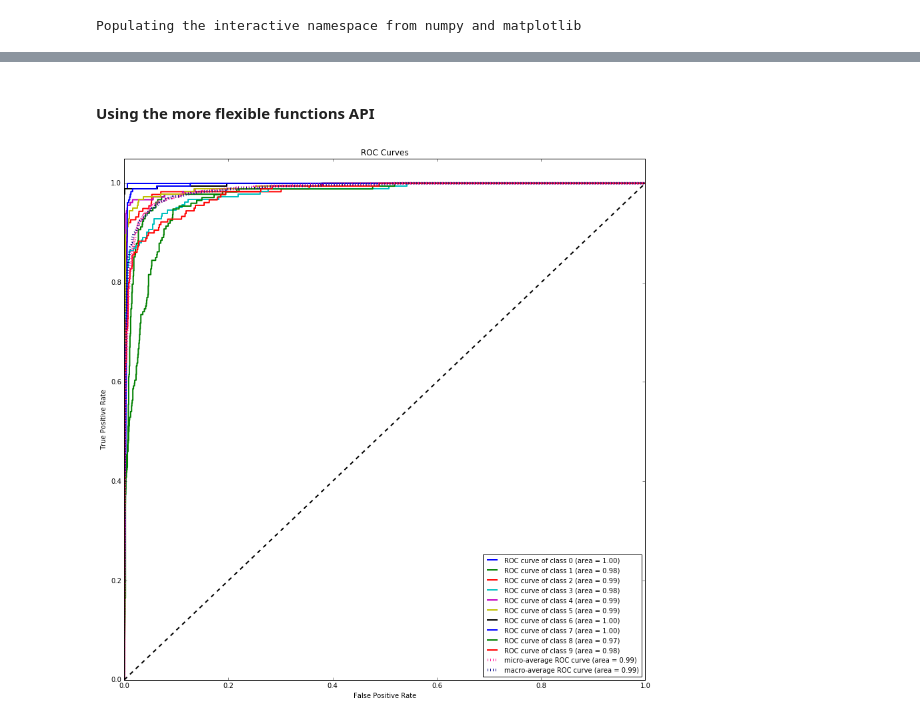
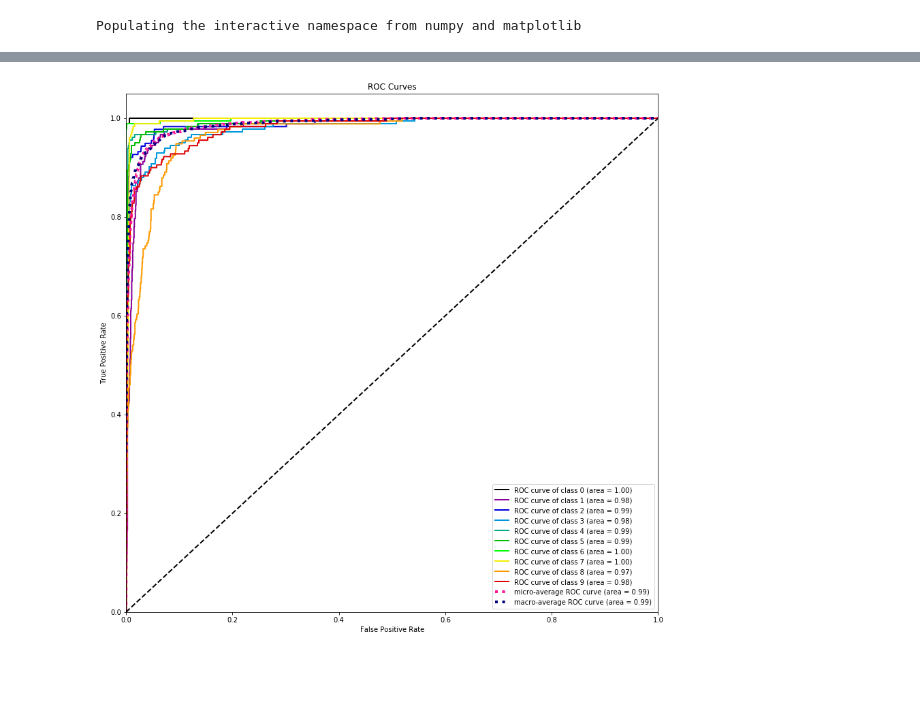
Before and after one commit to reiinakano/scikit-plot, a Jupyter notebook: examples/jupyter_notebooks/plot_roc_curve.ipynb, the cells around one changed output, grey strips where cells are left out. Drawn from its saved outputs; the diff is of its cells as text; code cells hidden in the pictures; blank space fills up the shorter version.

```diff
--- a/examples/jupyter_notebooks/plot_roc_curve.ipynb
+++ b/examples/jupyter_notebooks/plot_roc_curve.ipynb
@@ -21,11 +16,16 @@ plt.show()
-# %% [markdown]
-#### Using the more flexible functions API
-# %%
-from scikitplot import plotters as skplt
-nb = GaussianNB()
-nb = nb.fit(X, y)
-probas = nb.predict_proba(X)
-skplt.plot_roc_curve(y_true=y, y_probas=probas)
-plt.show()
-# %% [output]
-[figure, removed]
+# %%
+# Load the data
+X, y = load_data(return_X_y=True)
+
+# Create classifier instance then fit
+nb = GaussianNB()
+nb.fit(X,y)
+
+# Get y_probabilities
+y_probas = nb.predict_proba(X)
+# %%
+# Plot!
+skplt.metrics.plot_roc_curve(y, y_probas, cmap='nipy_spectral')
+plt.show()
+# %% [output]
+[figure, added]
```
Also changed, not shown: parts of 2 cells of this notebook.
